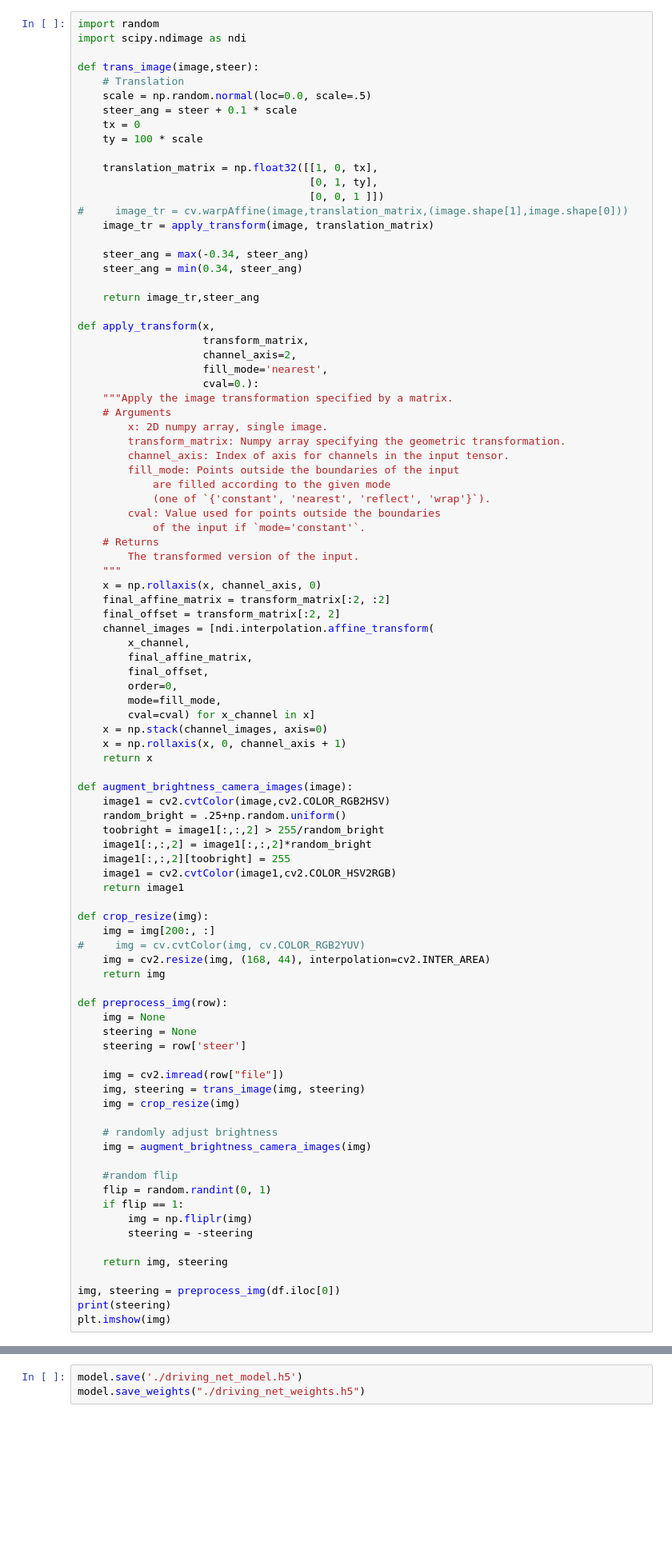
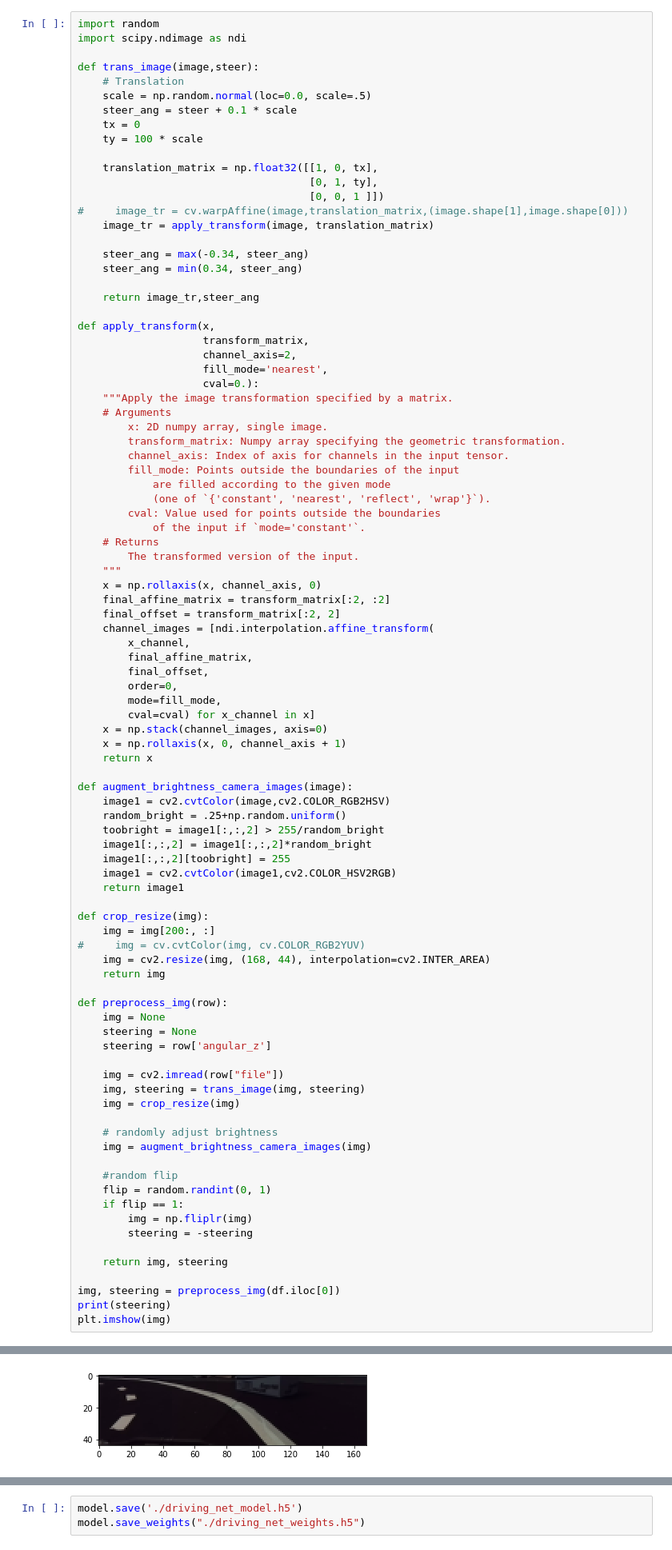
Before and after one commit to broboticscode/wave_cv, a Jupyter notebook: train.ipynb, the cells around one changed output, grey strips where cells are left out. Shown at 80% size. Cells and saved outputs as stored; diff of their text form; blank space fills up the shorter version.

```diff
--- a/train.ipynb
+++ b/train.ipynb
@@ -223,7 +251,7 @@ def crop_resize(img):
 def preprocess_img(row):
     img = None
     steering = None
-    steering = row['steer']
+    steering = row['angular_z']
 
     img = cv2.imread(row["file"])
     img, steering = trans_image(img, steering)
@@ -243,3 +271,4 @@ def preprocess_img(row):
 img, steering = preprocess_img(df.iloc[0])
 print(steering)
 plt.imshow(img)
+# %% [output]
@@ -246,3 +277,4 @@ plt.imshow(img)
+[figure, added]
 # %%
 img, steering = preprocess_img(df.iloc[0])
 print(steering)
```
Also changed, not shown: parts of 12 cells of this notebook.
